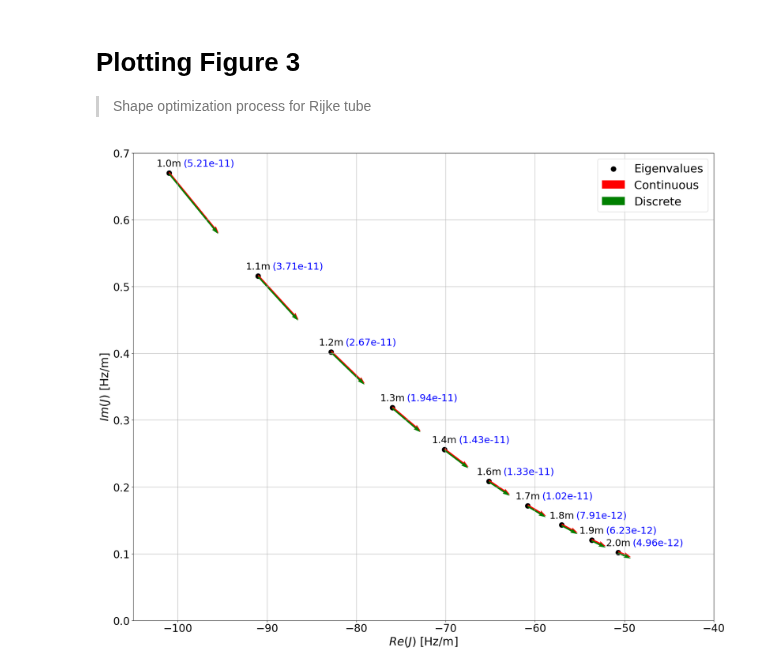
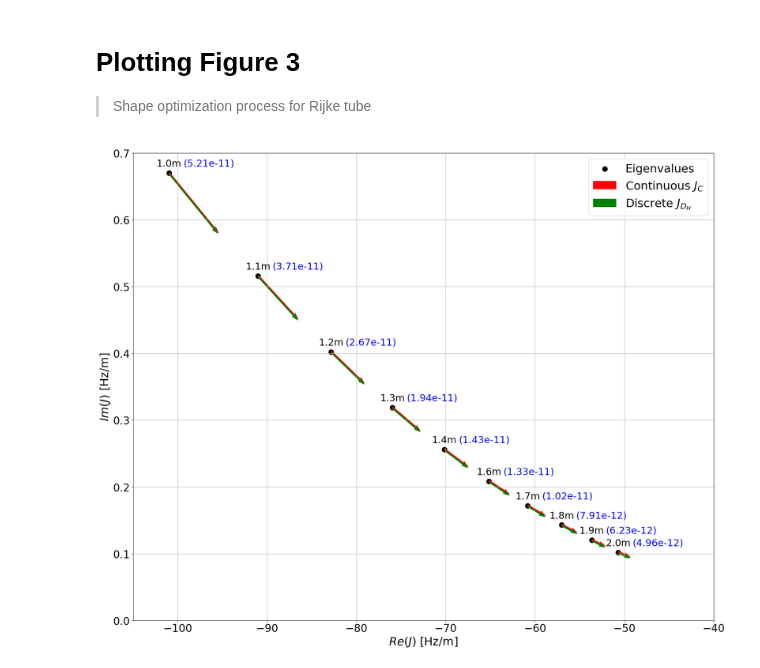
Before and after one commit to kspc0/helmholtz-x-TFD, a Jupyter notebook: Figures/Fig3.ipynb, the cells around one changed output. Drawn from its saved outputs; the diff is of its cells as text; code cells hidden in the pictures.

```diff
--- a/Figures/Fig3.ipynb
+++ b/Figures/Fig3.ipynb
@@ -55,33 +55,33 @@ for i, txt in enumerate(duct):
 scale = 18
 offset = 0.001
 # Add arrows for continuous and discrete shape derivatives
 for i in range(len(eigenvalues)):
     ax.quiver(eigenvalues[i].real, eigenvalues[i].imag+offset, continuous[i].real/scale, continuous[i].imag/scale,
-               angles='xy', scale_units='xy', scale=1, color='red', label='Continuous' if i == 0 else "", width=0.0025)
+               angles='xy', scale_units='xy', scale=1, color='red', label='Continuous $J_C$' if i == 0 else "", width=0.0025)
     ax.quiver(eigenvalues[i].real, eigenvalues[i].imag-offset, discrete[i].real/scale, discrete[i].imag/scale,
-               angles='xy', scale_units='xy', scale=1, color='green', label='Discrete' if i == 0 else "", width=0.0025)
+               angles='xy', scale_units='xy', scale=1, color='green', label='Discrete $J_{D_H}$' if i == 0 else "", width=0.0025)
     #ax.arrow(eigenvalues[i].real, eigenvalues[i].imag, continuous[i].real/scale, continuous[i].imag/scale, head_width=0.01, head_length=1)
     #ax.arrow(eigenvalues[i].real, eigenvalues[i].imag, discrete[i].real/scale, discrete[i].imag/scale, head_width=0.01, head_length=1)
 
 
 
 # Set the fontsize of the tick labels
 ax.tick_params(axis='both', which='major', labelsize=24)
 # Set labels and title
 ax.set_xlabel(r'$Re(J)$ [Hz/m]', fontsize=26)
 ax.set_ylabel(r'$Im(J)$ [Hz/m]', fontsize=26)
 ax.legend(fontsize=26)
 ax.grid(True)
 
 ax.set_ylim(0,0.7)
 ax.set_xlim(-105, -40)
 
 # Adjust layout
 plt.tight_layout()
 plt.show()
 
 # Save the figure to the 'Images/' folder
 os.makedirs('Images/', exist_ok=True)
 fig.savefig(os.path.join('Images/', 'Fig3.png'))
 # %% [output]
-[figure, old version]
+[figure, new version]
```
Also changed, not shown: 10 other files.
